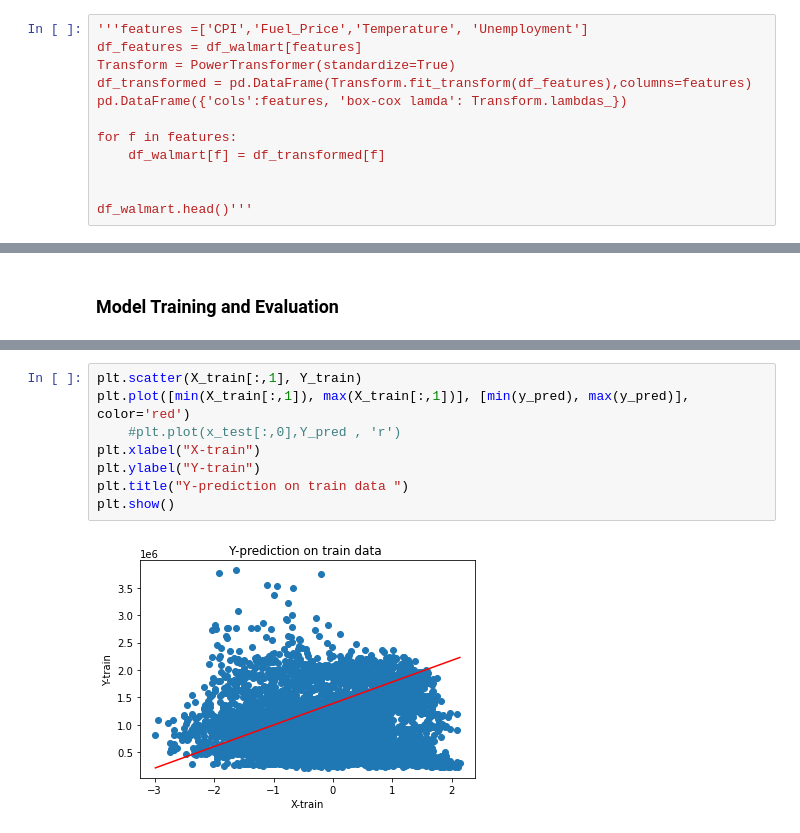
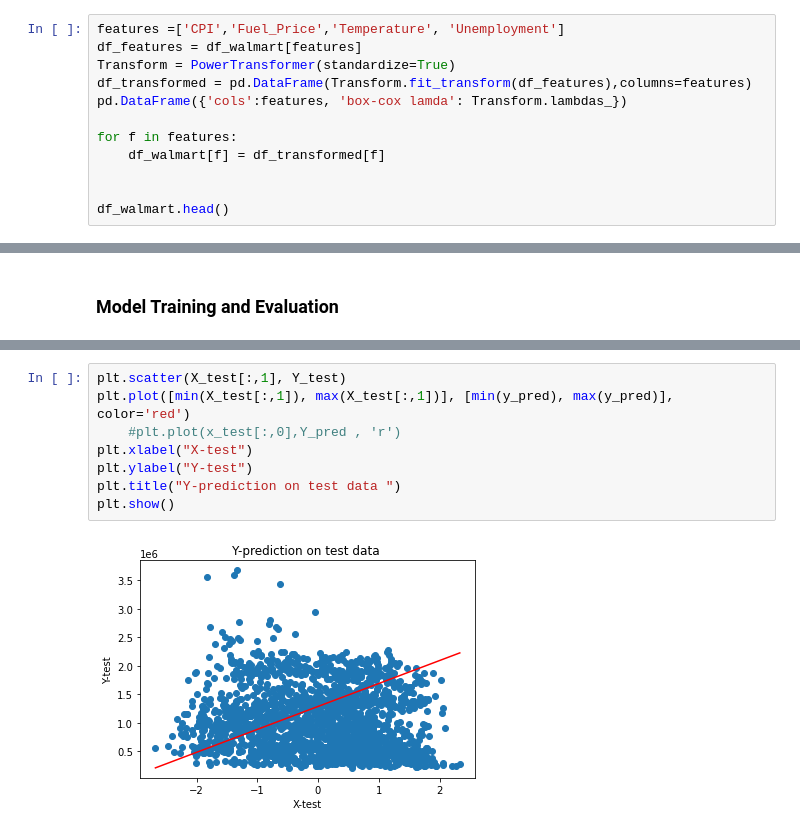
Before and after one commit to bhandarijyoti12/WalmartSalesPrediction, a Jupyter notebook: Walmart_sales_prediction.ipynb, the cells around one changed output, grey strips where cells are left out. Cells and saved outputs as stored; diff of their text form.

```diff
--- a/Walmart_sales_prediction.ipynb
+++ b/Walmart_sales_prediction.ipynb
@@ -428,7 +428,7 @@ sns.boxplot(x=df_walmart['CPI'])
 # %% [markdown]
 Machine learning algorithms like Linear Regression assume the numerical variables have a Gaussian probability distribution. Our data have a Gaussian-like distribution (e.g. nearly Gaussian but with outliers or a skew). As you can see, Temperature and Unemployment feature of the data has some outliers. Power transforms are a method for transforming numerical input or output variables into probability distributions that are Gaussian or more Gaussian-like. So, lets transform the features into more Gaussian-like.
 # %%
-'''features =['CPI','Fuel_Price','Temperature', 'Unemployment']
+features =['CPI','Fuel_Price','Temperature', 'Unemployment']
 df_features = df_walmart[features]
 Transform = PowerTransformer(standardize=True)
 df_transformed = pd.DataFrame(Transform.fit_transform(df_features),columns=features)
@@ -438,5 +438,5 @@ for f in features:
     df_walmart[f] = df_transformed[f]
 
 
-df_walmart.head()'''
+df_walmart.head()
 # %% [output]
@@ -662,10 +667,10 @@ R2 Score/Accuracy= : 91.90554167513957
 # %%
-plt.scatter(X_train[:,1], Y_train)
-plt.plot([min(X_train[:,1]), max(X_train[:,1])], [min(y_pred), max(y_pred)], color='red')
+plt.scatter(X_test[:,1], Y_test)
+plt.plot([min(X_test[:,1]), max(X_test[:,1])], [min(y_pred), max(y_pred)], color='red')
     #plt.plot(x_test[:,0],Y_pred , 'r')
-plt.xlabel("X-train")
-plt.ylabel("Y-train")
-plt.title("Y-prediction on train data ")
+plt.xlabel("X-test")
+plt.ylabel("Y-test")
+plt.title("Y-prediction on test data ")
 plt.show()
 # %% [output]
-[figure, old version]
+[figure, new version]
```
Also changed, not shown: parts of 9 cells of this notebook.
